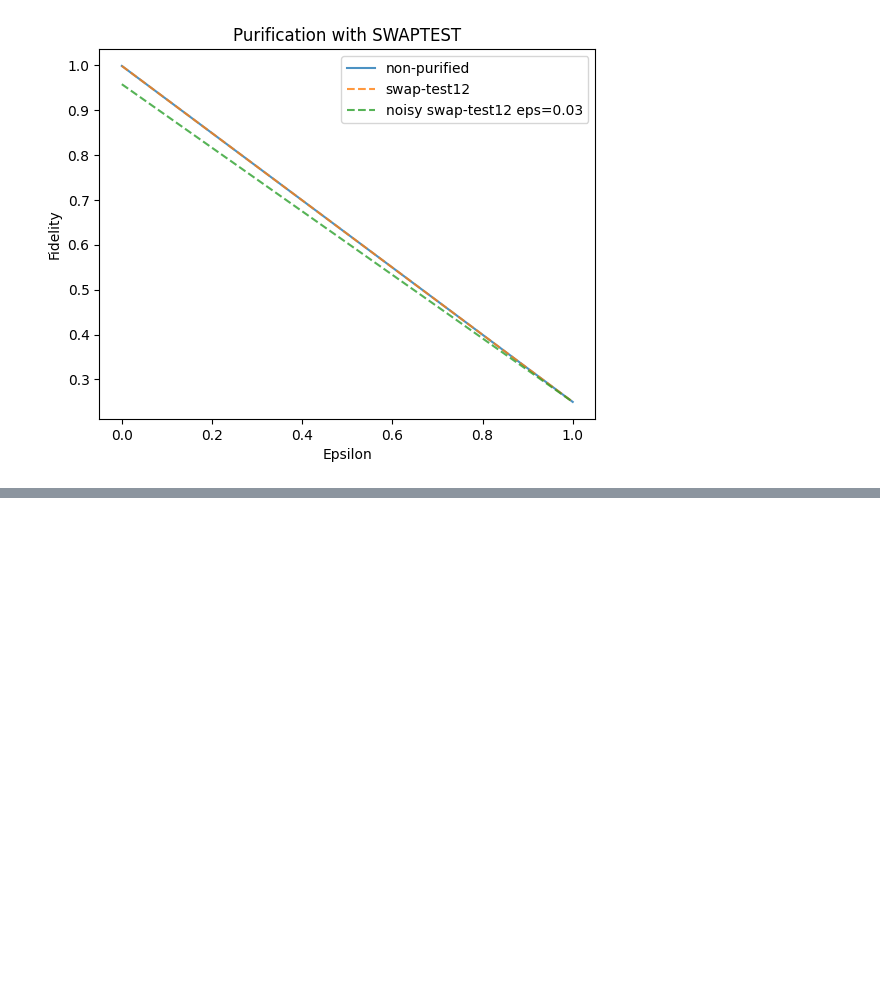
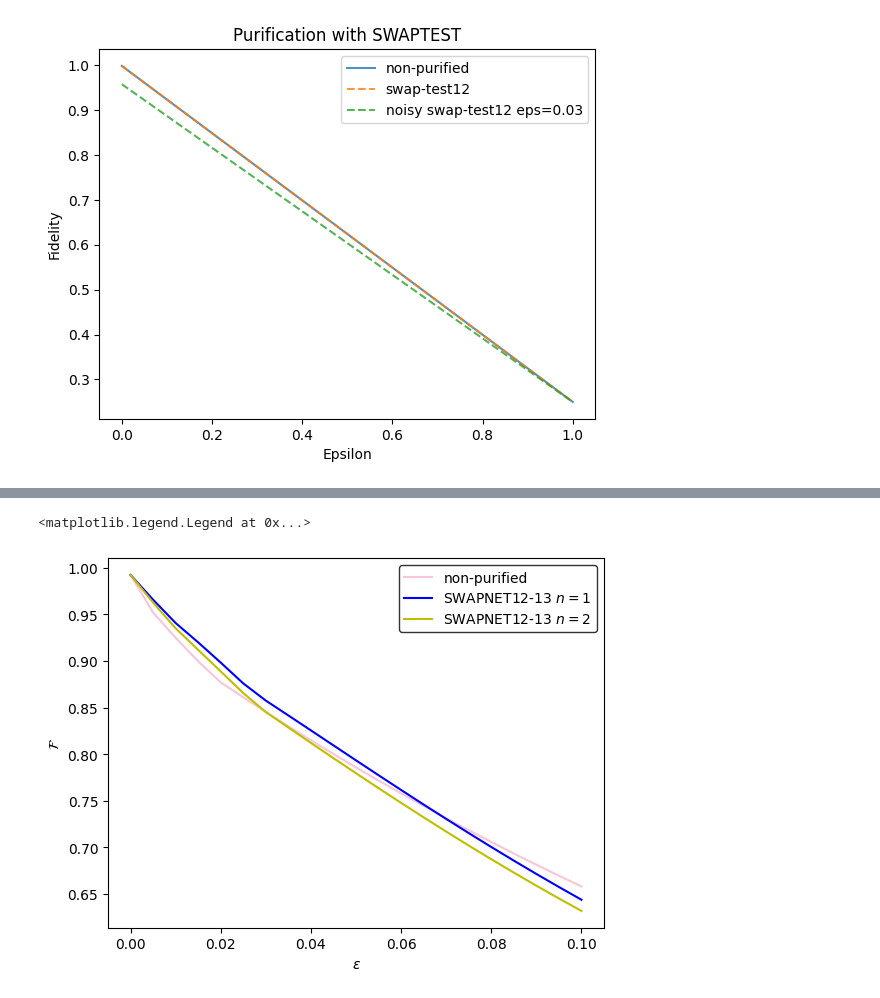
Before and after one commit to qoan-projects/OQPA, a Jupyter notebook: test-swapnet.ipynb, the cells around one changed output, grey strips where cells are left out. Cells and saved outputs as stored; diff of their text form; code cells hidden in the pictures; blank space fills up the shorter version.

```diff
--- a/test-swapnet.ipynb
+++ b/test-swapnet.ipynb
@@ -1274,0 +1323,17 @@ plt.legend(loc='upper right',edgecolor = 'black')
+# %%
+plt.rcParams['text.usetex']=False
+
+max_list_of_fidelity=np.max(np.array(list_of_fidelity), axis=0)
+max_list_of_purified_fidelity_flag0_n1_noisy=np.max(np.array(list_of_purified_fidelity_flag0_n1_noisy), axis=0)
+max_list_of_purified_fidelity_flag0_n2_noisy=np.max(np.array(list_of_purified_fidelity_flag0_n2_noisy), axis=0)
+
+plt.plot(list_of_epsilon,max_list_of_fidelity,label='non-purified', color='#F7C6D9')
+plt.plot(list_of_epsilon,max_list_of_purified_fidelity_flag0_n1_noisy,label='SWAPNET12-13 $n=1$', color = 'b')
+plt.plot(list_of_epsilon,max_list_of_purified_fidelity_flag0_n2_noisy,label='SWAPNET12-13 $n=2$', color = 'y')
+
+plt.xlabel("$\\epsilon$")
+plt.ylabel("$\\mathcal{F}$")
+plt.legend(loc='upper right',edgecolor = 'black')
+# %% [output]
+<matplotlib.legend.Legend at 0x...>
+[figure, added]
```
Also changed, not shown: parts of 18 cells of this notebook.
